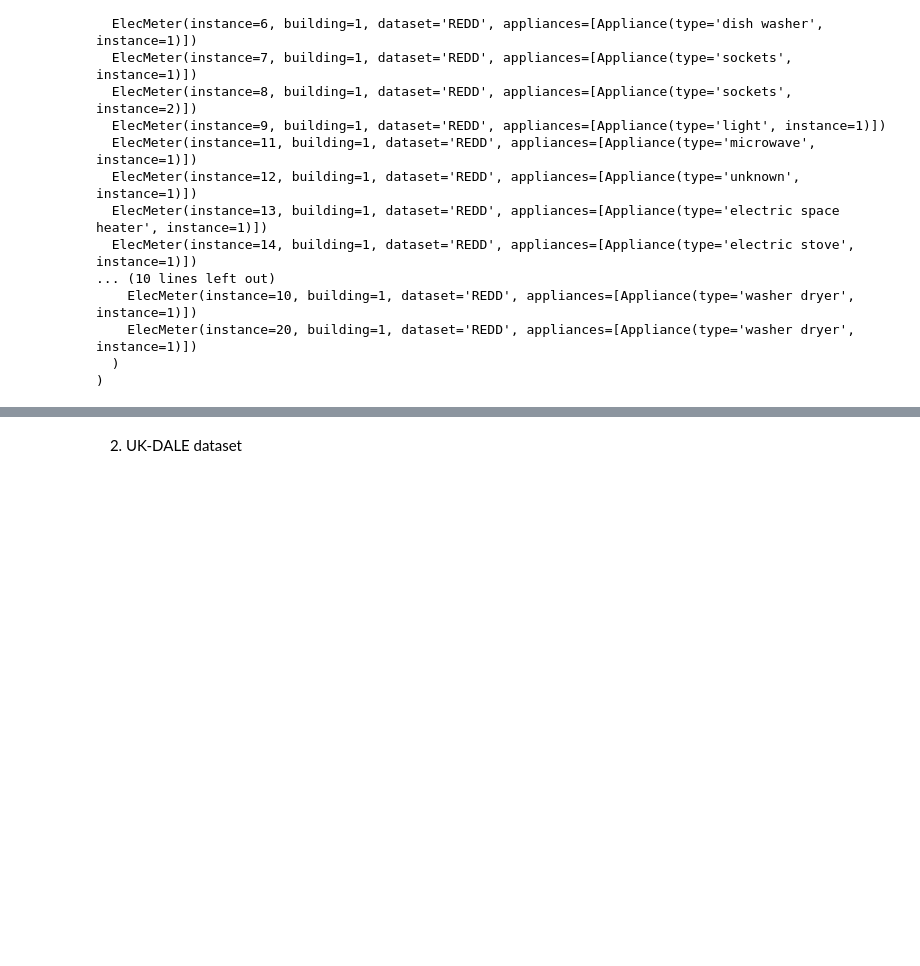
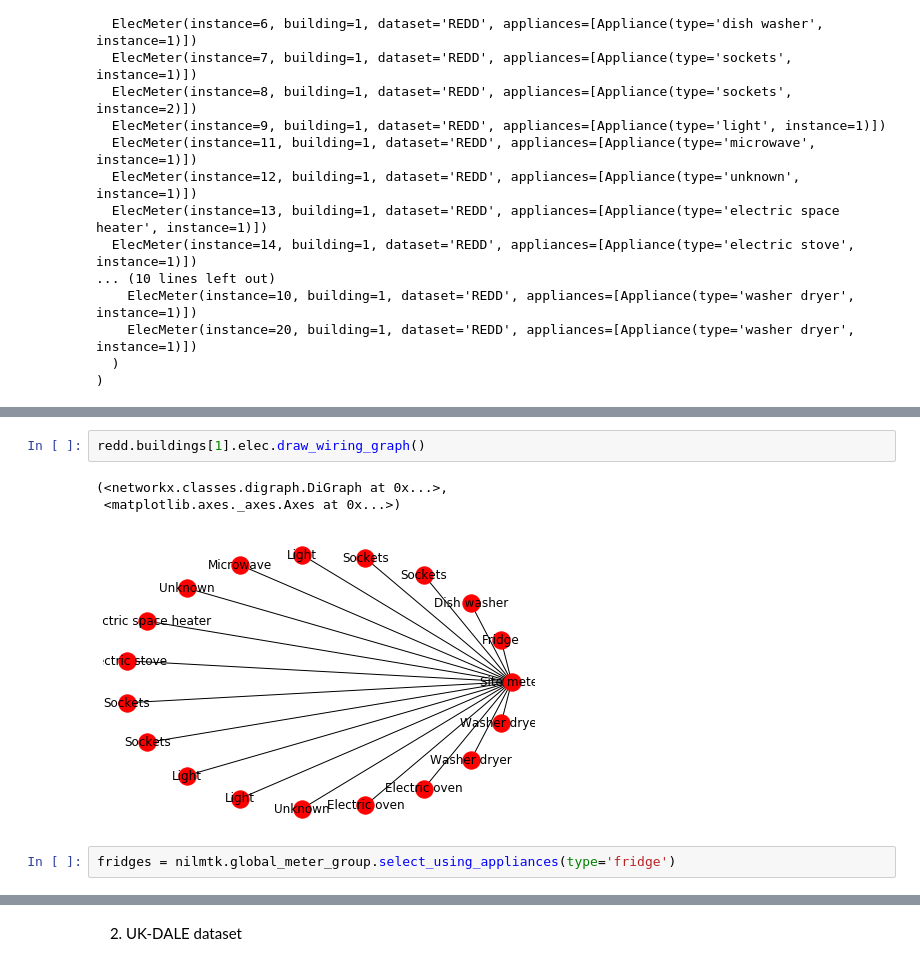
Before and after one commit to Gracepicharporn/Data-Science-project, a Jupyter notebook: nilmtk_data.ipynb, the cells around one changed output, grey strips where cells are left out. Drawn from its saved outputs; the diff is of its cells as text; blank space fills up the shorter version.

Commit message:
extract power series from REDD dataset

```diff
--- a/nilmtk_data.ipynb
+++ b/nilmtk_data.ipynb
@@ -179,0 +293,8 @@ MeterGroup(meters=
+# %%
+redd.buildings[1].elec.draw_wiring_graph()
+# %% [output]
+(<networkx.classes.digraph.DiGraph at 0x...>,
+ <matplotlib.axes._axes.Axes at 0x...>)
+[figure, added]
+# %%
+fridges = nilmtk.global_meter_group.select_using_appliances(type='fridge')
```
Also changed, not shown: parts of 11 cells of this notebook.
